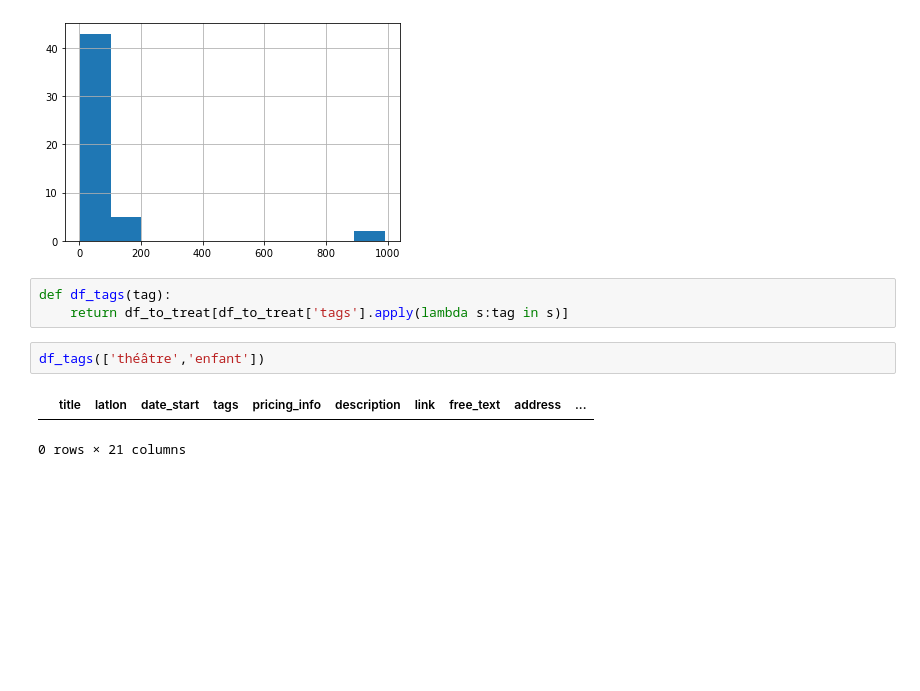
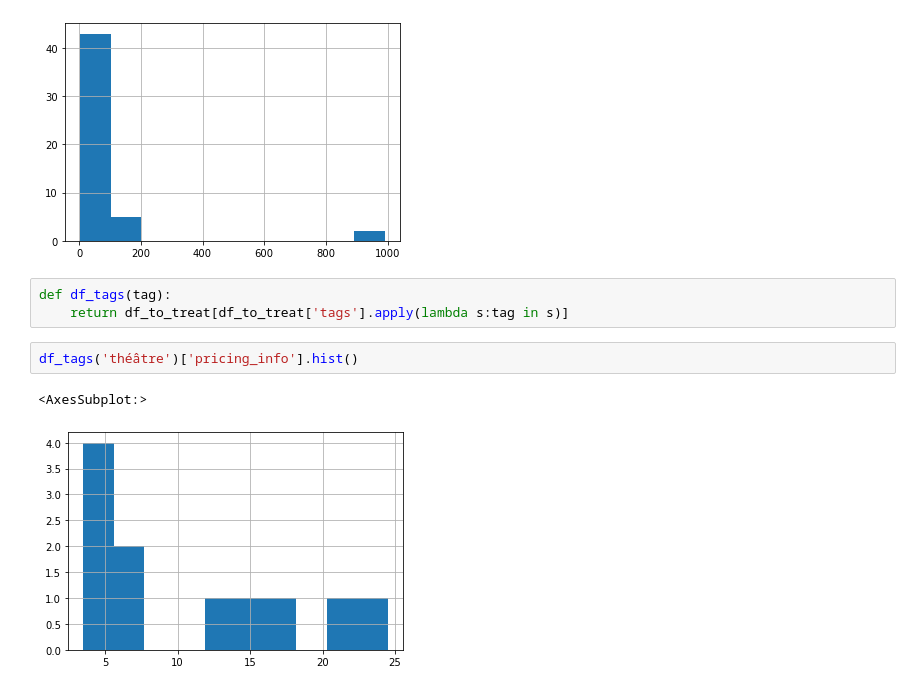
Before and after one commit to GerardTho/CulturalEvents_MapAvailibility, a Jupyter notebook: Project.ipynb, the cells around one changed output. Cells and saved outputs as stored; diff of their text form; blank space fills up the shorter version.

```diff
--- a/Project.ipynb
+++ b/Project.ipynb
@@ -465,7 +465,7 @@ df_to_treat['pricing_info'].hist()
 def df_tags(tag):
     return df_to_treat[df_to_treat['tags'].apply(lambda s:tag in s)]
 # %%
-df_tags(['théâtre','enfant'])
+df_tags('théâtre')['pricing_info'].hist()
 # %% [output]
-|  | title | latlon | date_start | tags | pricing_info | description | link | free_text | address | ... |
-0 rows × 21 columns
+<AxesSubplot:>
+[figure, added]
```
